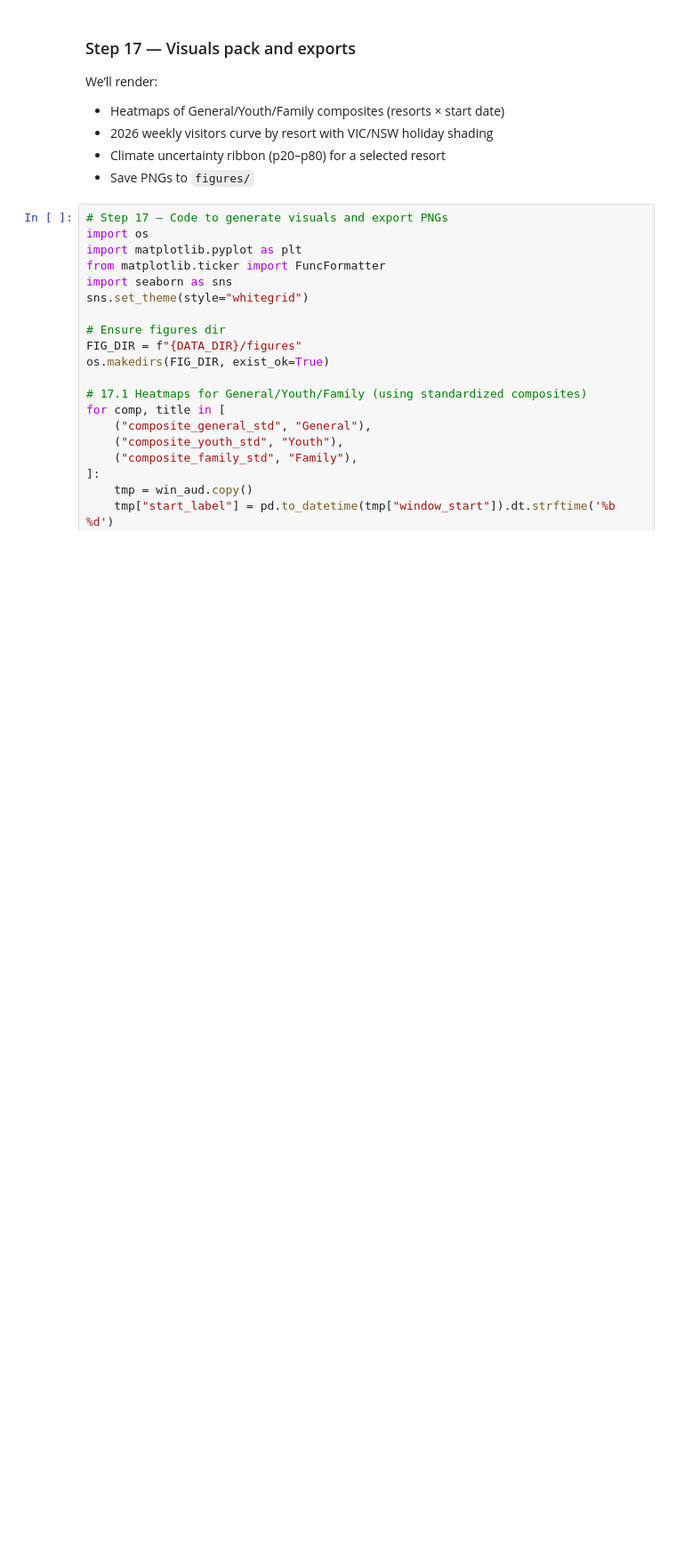
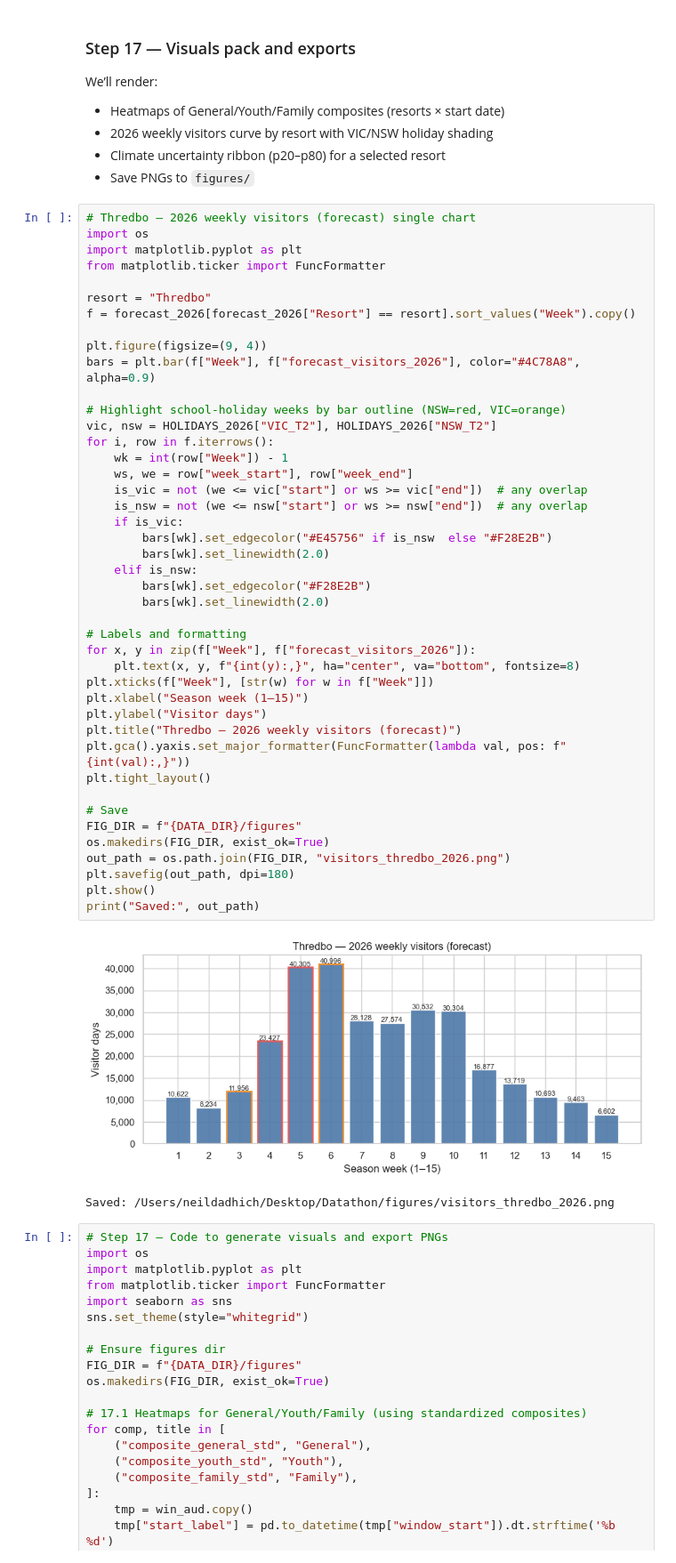
Before and after one commit to aryaahluwalia/interuni-datathon-ski, a Jupyter notebook: recommendation_pipeline.ipynb, the cells around one changed output. Shown at 89% size. Saved outputs shown, nothing was run; the diff lists cells and outputs as text; blank space fills up the shorter version.

```diff
--- a/recommendation_pipeline.ipynb
+++ b/recommendation_pipeline.ipynb
@@ -1250,6 +1250,52 @@ We’ll render:
 - 2026 weekly visitors curve by resort with VIC/NSW holiday shading
 - Climate uncertainty ribbon (p20–p80) for a selected resort
 - Save PNGs to `figures/`
+# %%
+# Thredbo — 2026 weekly visitors (forecast) single chart
+import os
+import matplotlib.pyplot as plt
+from matplotlib.ticker import FuncFormatter
+
+resort = "Thredbo"
+f = forecast_2026[forecast_2026["Resort"] == resort].sort_values("Week").copy()
+
+plt.figure(figsize=(9, 4))
+bars = plt.bar(f["Week"], f["forecast_visitors_2026"], color="#4C78A8", alpha=0.9)
+
+# Highlight school-holiday weeks by bar outline (NSW=red, VIC=orange)
+vic, nsw = HOLIDAYS_2026["VIC_T2"], HOLIDAYS_2026["NSW_T2"]
+for i, row in f.iterrows():
+    wk = int(row["Week"]) - 1
+    ws, we = row["week_start"], row["week_end"]
+    is_vic = not (we <= vic["start"] or ws >= vic["end"])  # any overlap
+    is_nsw = not (we <= nsw["start"] or ws >= nsw["end"])  # any overlap
+    if is_vic:
+        bars[wk].set_edgecolor("#E45756" if is_nsw  else "#F28E2B")
+        bars[wk].set_linewidth(2.0)
+    elif is_nsw:
+        bars[wk].set_edgecolor("#F28E2B")
+        bars[wk].set_linewidth(2.0)
+
+# Labels and formatting
+for x, y in zip(f["Week"], f["forecast_visitors_2026"]):
+    plt.text(x, y, f"{int(y):,}", ha="center", va="bottom", fontsize=8)
+plt.xticks(f["Week"], [str(w) for w in f["Week"]])
+plt.xlabel("Season week (1–15)")
+plt.ylabel("Visitor days")
+plt.title("Thredbo — 2026 weekly visitors (forecast)")
+plt.gca().yaxis.set_major_formatter(FuncFormatter(lambda val, pos: f"{int(val):,}"))
+plt.tight_layout()
+
+# Save
+FIG_DIR = f"{DATA_DIR}/figures"
+os.makedirs(FIG_DIR, exist_ok=True)
+out_path = os.path.join(FIG_DIR, "visitors_thredbo_2026.png")
+plt.savefig(out_path, dpi=180)
+plt.show()
+print("Saved:", out_path)
+# %% [output]
+[figure, added]
+Saved: /Users/neildadhich/Desktop/Datathon/figures/visitors_thredbo_2026.png
 # %%
 # Step 17 — Code to generate visuals and export PNGs
 import os
```
Also changed, not shown: 5 other files.
